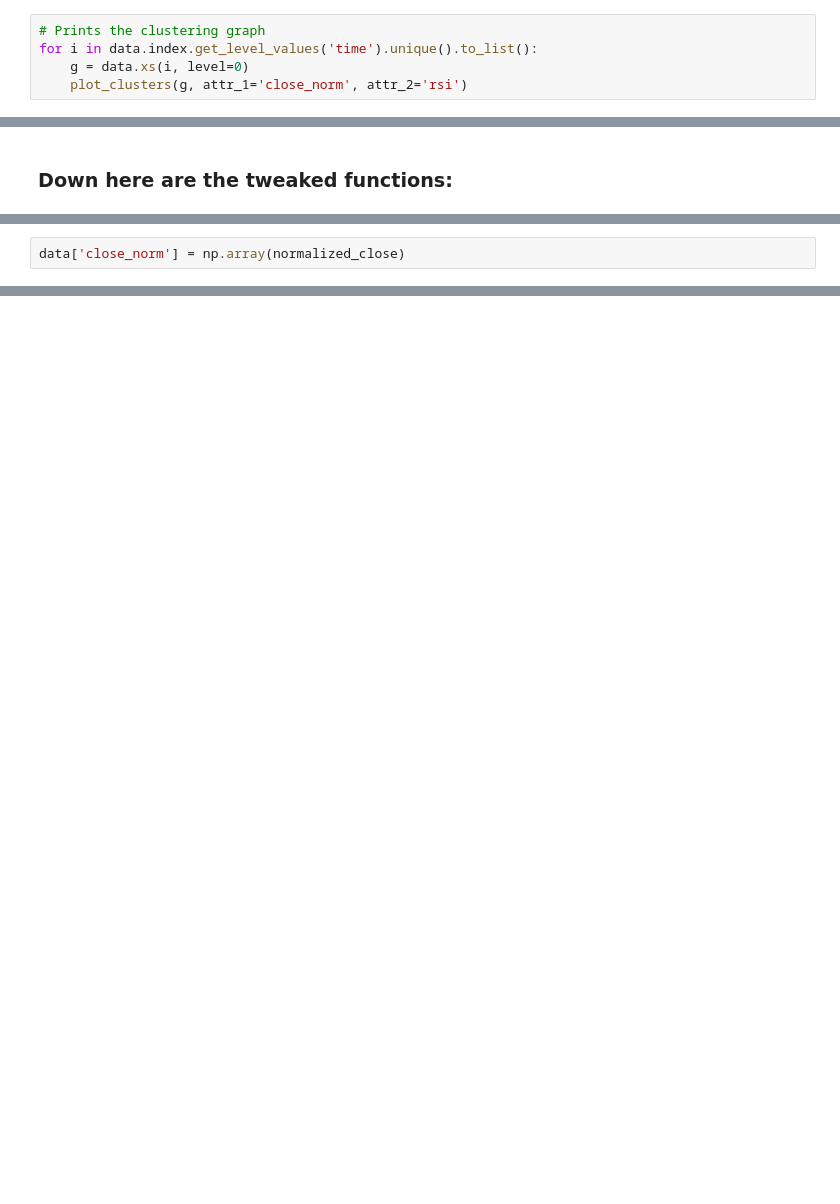
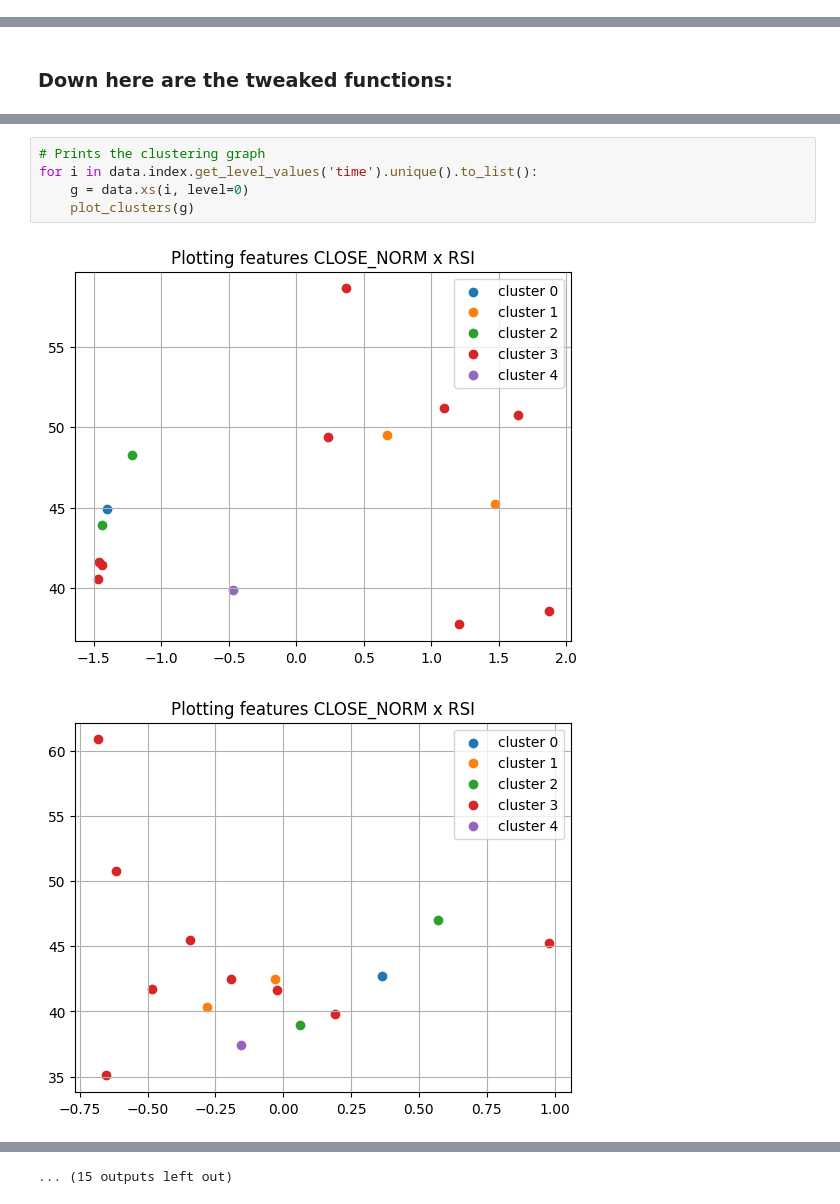
Before and after one commit to CarecaRS/CryptoFund, a Jupyter notebook: fund.ipynb, the cells around one changed output, grey strips where cells are left out. Drawn from its saved outputs; the diff is of its cells as text; blank space fills up the shorter version.

```diff
--- a/fund.ipynb
+++ b/fund.ipynb
@@ -84,5 +60,0 @@ All indicators successfuly calculated.
-# %%
-# Prints the clustering graph
-for i in data.index.get_level_values('time').unique().to_list():
-    g = data.xs(i, level=0)
-    plot_clusters(g, attr_1='close_norm', attr_2='rsi')
@@ -163,2 +72,0 @@ np.float64(90893.72703703704)
-# %%
-data['close_norm'] = np.array(normalized_close)
@@ -181,0 +73,8 @@ data
+# %%
+# Prints the clustering graph
+for i in data.index.get_level_values('time').unique().to_list():
+    g = data.xs(i, level=0)
+    plot_clusters(g)
+# %% [output]
+[figure, added]
+[figure, added]
@@ -181,0 +91 @@ data
+... (15 outputs left out)
```
Also changed, not shown: parts of 10 cells of this notebook, 1 other file.
